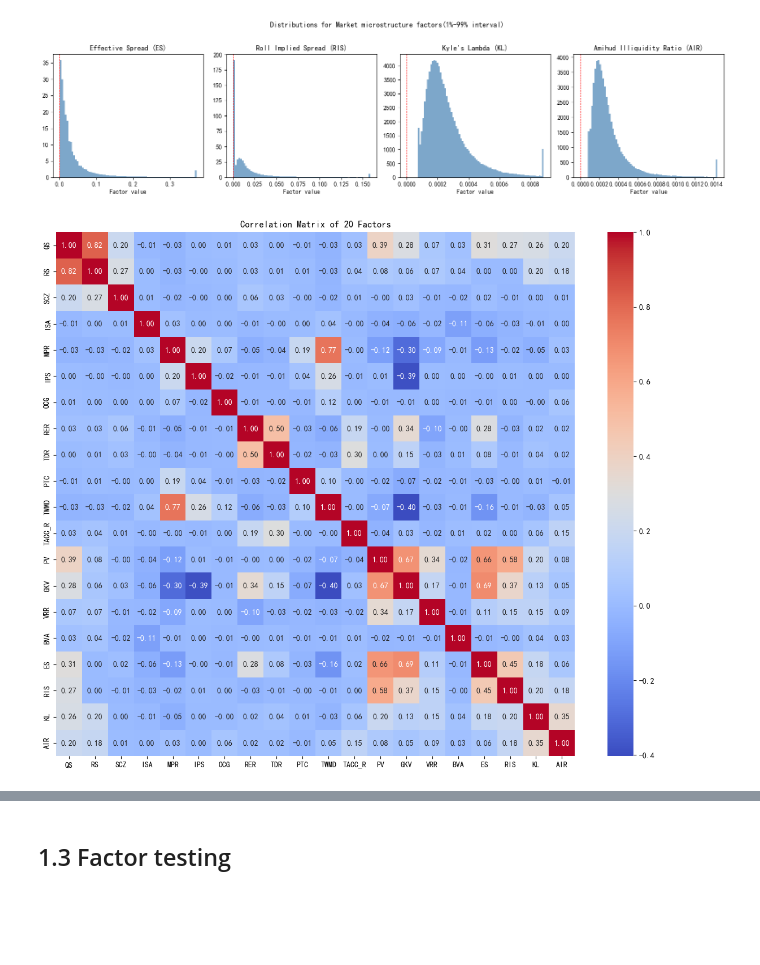
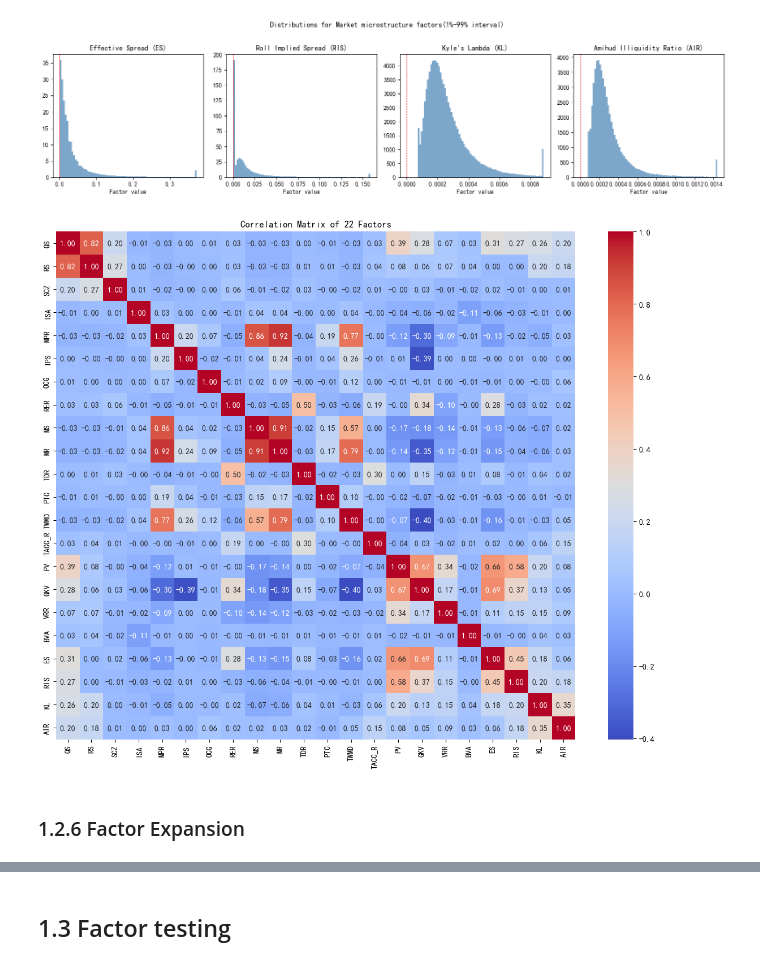
Before and after one commit to StochastiMo/Project-046, a Jupyter notebook: Quantitative strategy.ipynb, the cells around one changed output, grey strips where cells are left out. Saved outputs shown, nothing was run; the diff lists cells and outputs as text; code cells hidden in the pictures; blank space fills up the shorter version.

```diff
--- a/Quantitative strategy.ipynb
+++ b/Quantitative strategy.ipynb
@@ -177,6 +175,16 @@ xag['range'] = xag['high'] - xag['low']
 xag['RER'] = xag['range'] / xag['range'].rolling(window=n).mean()
 # RER > 1.5 often accompanies trend breakouts; RER < 0.5 indicates price compression (low-volatility regime),
 # frequently preceding explosive directional moves.
+
+#F09: MA Spread / Crossover Signal
+xag['MS'] = (xag['close'].rolling(window=5).mean()-xag['close'].rolling(window=20).mean())/xag['close'].rolling(window=20).mean()
+# Measures short-term momentum relative to a longer-term trend. Positive values indicate bullish crossover;
+# negative values indicate bearish crossover. The magnitude of MS can be used to gauge momentum strength.
+
+#F10: Price Relative to MA20 (Mean-Reversion Signal)
+xag['MR'] = (xag['close'] - xag['close'].rolling(window=20).mean()) / xag['close'].rolling(window=20).mean()
+# Measures how far the current price deviates from its 20-minute moving average. Extreme positive values suggest overextension and potential mean-reversion;
+# extreme negative values suggest overselling and potential mean-reversion.
 # %%
 # ──────────────────────────────────────────────────────────────────
 # Factor distribution visualization
@@ -346,11 +356,13 @@ plt.show()
 # %%
 # factor correlation heatmap
 plt.figure(figsize=(12, 10))
-ALL_FACTORS = ['QS', 'RS', 'SCZ', 'ISA', 'MPR', 'IPS', 'OCG', 'RER', 'TDR', 'PTC', 'TWMD', 'TACC_R', 'PV', 'GKV', 'VRR', 'BVA', 'ES', 'RIS', 'KL', 'AIR']
-corr_matrix = xag[ALL_FACTORS].corr()
+BASE_FACTORS = ['QS', 'RS', 'SCZ', 'ISA', 'MPR', 'IPS', 'OCG', 'RER', 'MS', 'MR', 'TDR', 'PTC', 'TWMD', 'TACC_R', 'PV', 'GKV', 'VRR', 'BVA', 'ES', 'RIS', 'KL', 'AIR']
+corr_matrix = xag[BASE_FACTORS].corr()
 sns.heatmap(corr_matrix, annot=True, fmt=".2f", cmap='coolwarm', cbar=True)
-plt.title('Correlation Matrix of 20 Factors')
+plt.title('Correlation Matrix of 22 Factors')
 plt.tight_layout()
 plt.show()
 # %% [output]
-[figure, old version]
+[figure, new version]
+# %% [markdown]
+### 1.2.6 Factor Expansion
```
Also changed, not shown: parts of 25 cells of this notebook, 1 other file.
